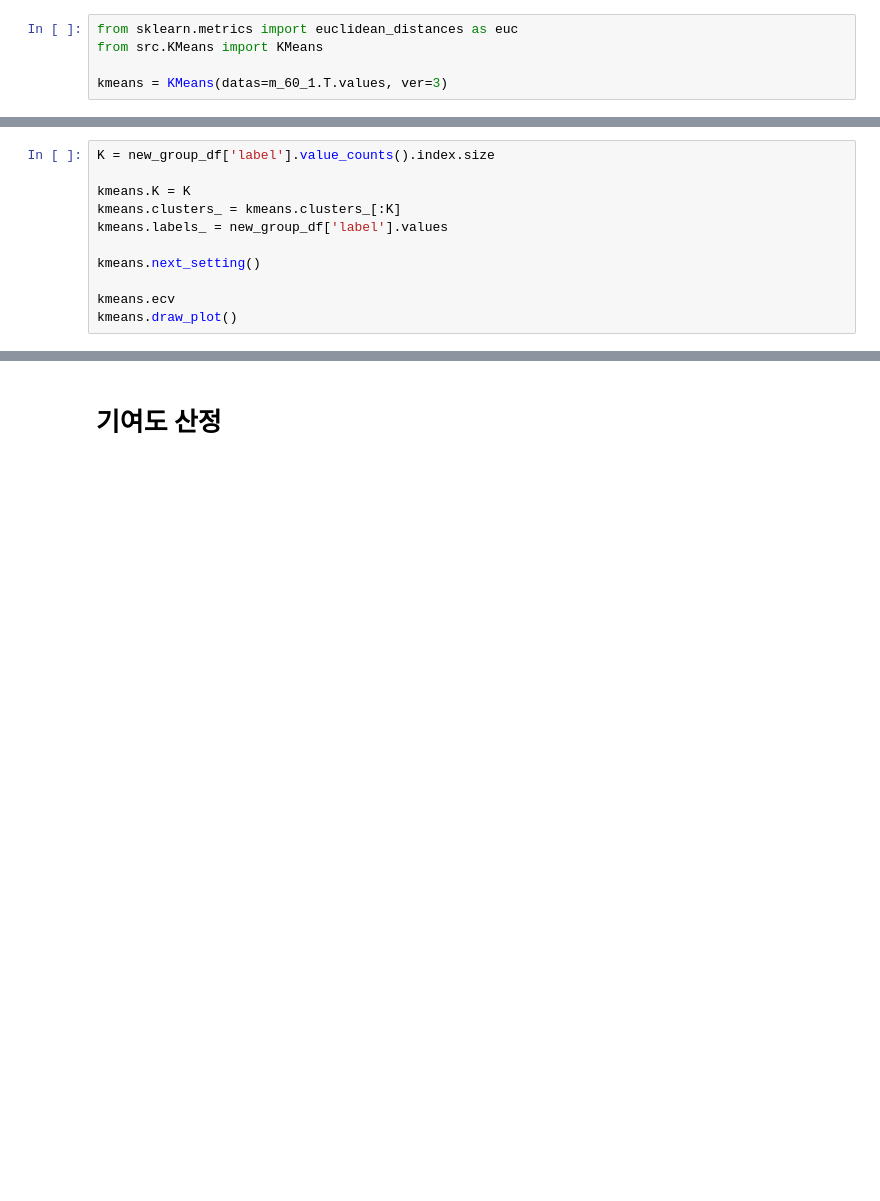
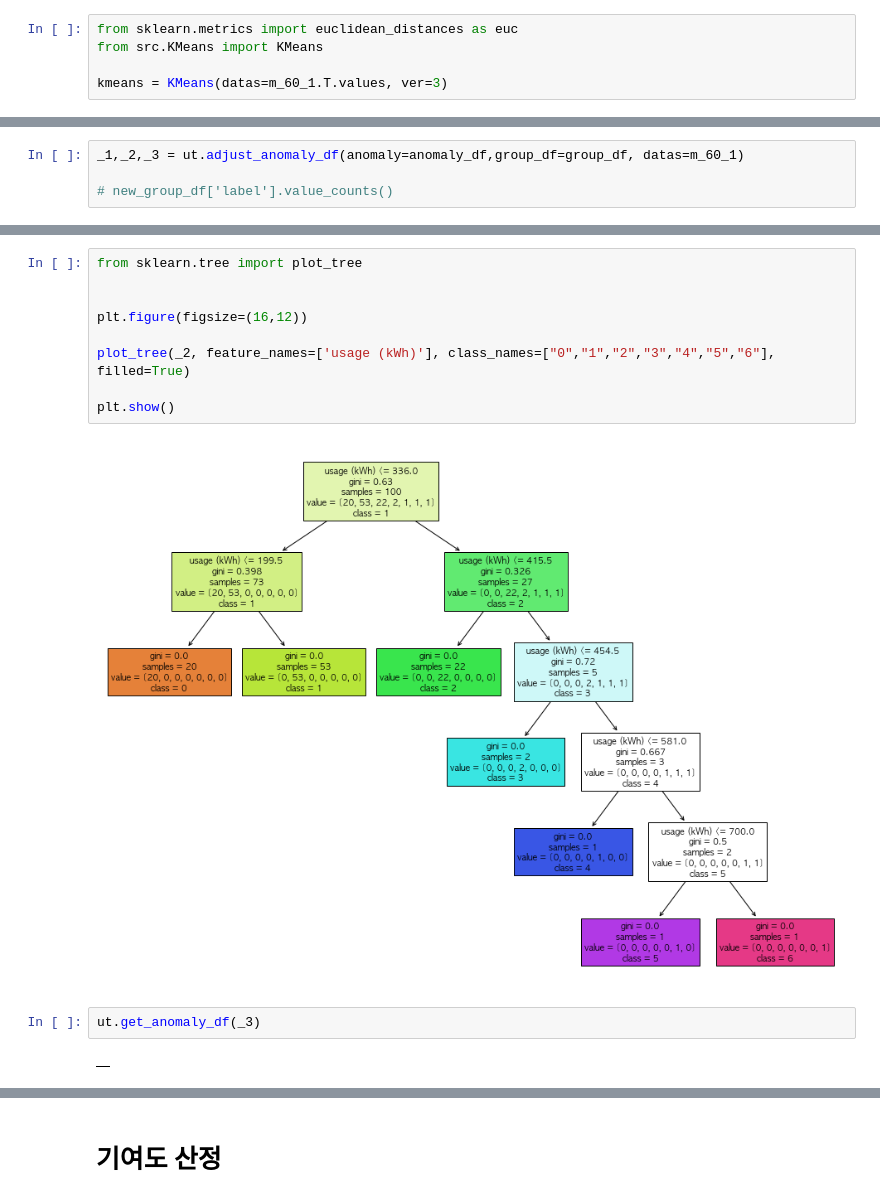
Before and after one commit to formegusto/distribution-public-fee, a Jupyter notebook: pt3.그룹별 (Pattern Based) 가격분배.ipynb, the cells around one changed output, grey strips where cells are left out. Drawn from its saved outputs; the diff is of its cells as text; blank space fills up the shorter version.

```diff
--- a/pt3.그룹별 (Pattern Based) 가격분배.ipynb
+++ b/pt3.그룹별 (Pattern Based) 가격분배.ipynb
@@ -193,11 +122,0 @@ Name: label, dtype: int64
-# %%
-K = new_group_df['label'].value_counts().index.size
-
-kmeans.K = K
-kmeans.clusters_ = kmeans.clusters_[:K]
-kmeans.labels_ = new_group_df['label'].values
-
-kmeans.next_setting()
-
-kmeans.ecv
-kmeans.draw_plot()
@@ -209,0 +194,4 @@ kmeans.clusters_.sum()
+# %%
+_1,_2,_3 = ut.adjust_anomaly_df(anomaly=anomaly_df,group_df=group_df, datas=m_60_1)
+
+# new_group_df['label'].value_counts()
@@ -209,0 +214,15 @@ kmeans.clusters_.sum()
+# %%
+from sklearn.tree import plot_tree
+
+
+plt.figure(figsize=(16,12))
+
+plot_tree(_2, feature_names=['usage (kWh)'], class_names=["0","1","2","3","4","5","6"], filled=True)
+
+plt.show()
+# %% [output]
+[figure, added]
+# %%
+ut.get_anomaly_df(_3)
+# %% [output]
+|  |
```
Also changed, not shown: parts of 62 cells of this notebook, 3 other files.
